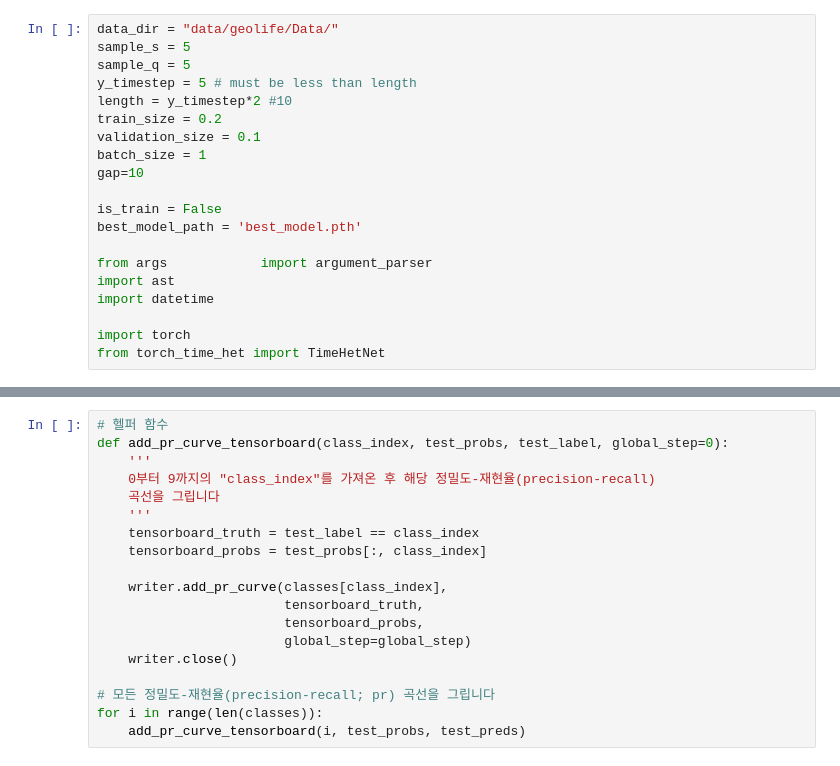
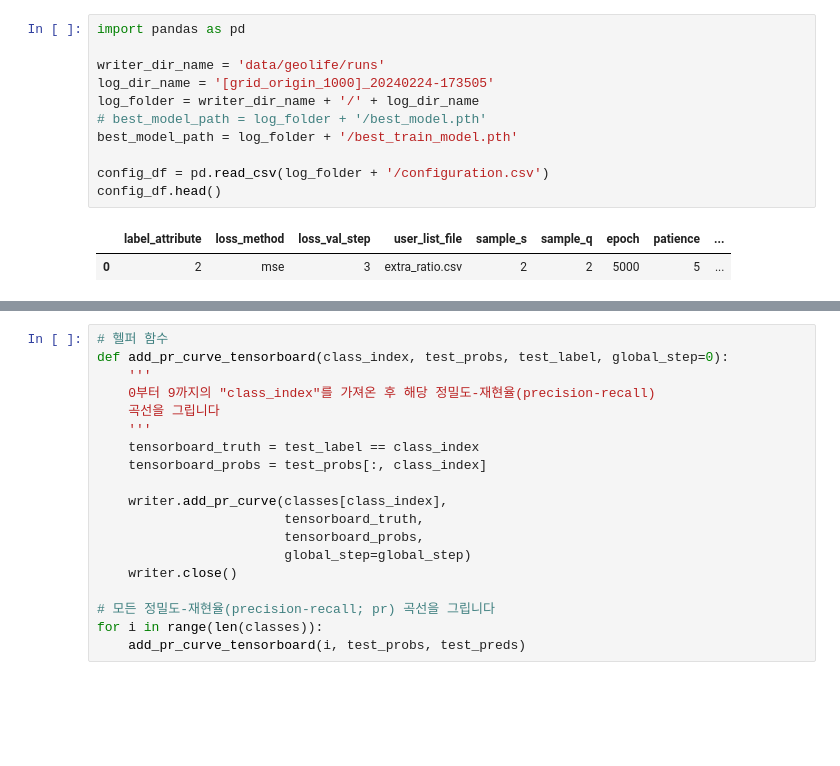
Before and after one commit to shkoma/geolife_timehetnet, a Jupyter notebook: test.ipynb, the cells around one changed output, grey strips where cells are left out. Cells and saved outputs as stored; diff of their text form; blank space fills up the shorter version.

```diff
--- a/test.ipynb
+++ b/test.ipynb
@@ -1,20 +1,14 @@
-# %%
-data_dir = "data/geolife/Data/"
-sample_s = 5
-sample_q = 5
-y_timestep = 5 # must be less than length
-length = y_timestep*2 #10
-train_size = 0.2
-validation_size = 0.1
-batch_size = 1
-gap=10
-
-is_train = False
-best_model_path = 'best_model.pth'
-
-from args            import argument_parser
-import ast
-import datetime
-
-import torch
-from torch_time_het import TimeHetNet
+# %%
+import pandas as pd
+
+writer_dir_name = 'data/geolife/runs'
+log_dir_name = '[grid_origin_1000]_20240224-173505'
+log_folder = writer_dir_name + '/' + log_dir_name
+# best_model_path = log_folder + '/best_model.pth'
+best_model_path = log_folder + '/best_train_model.pth'
+
+config_df = pd.read_csv(log_folder + '/configuration.csv')
+config_df.head()
+# %% [output]
+|  | label_attribute | loss_method | loss_val_step | user_list_file | sample_s | sample_q | epoch | patience | ... |
+| 0 | 2 | mse | 3 | extra_ratio.csv | 2 | 2 | 5000 | 5 | ... |
```
Also changed, not shown: parts of 7 cells of this notebook, 8 other files.
